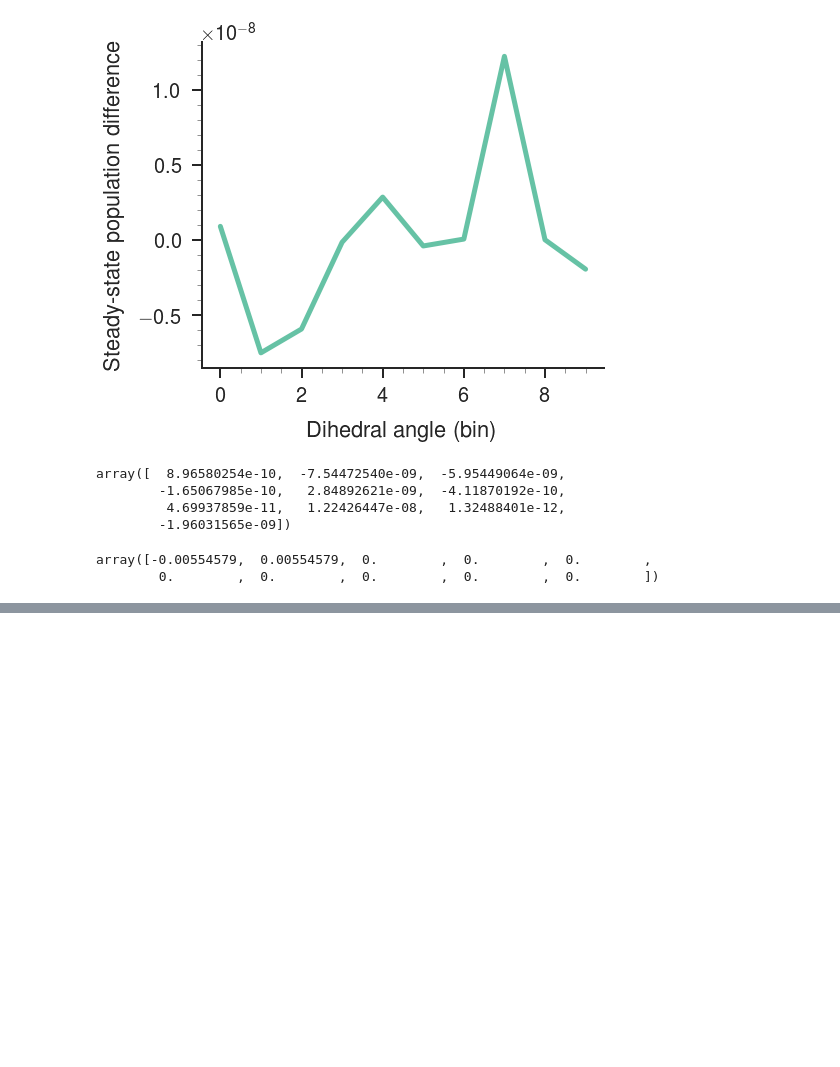
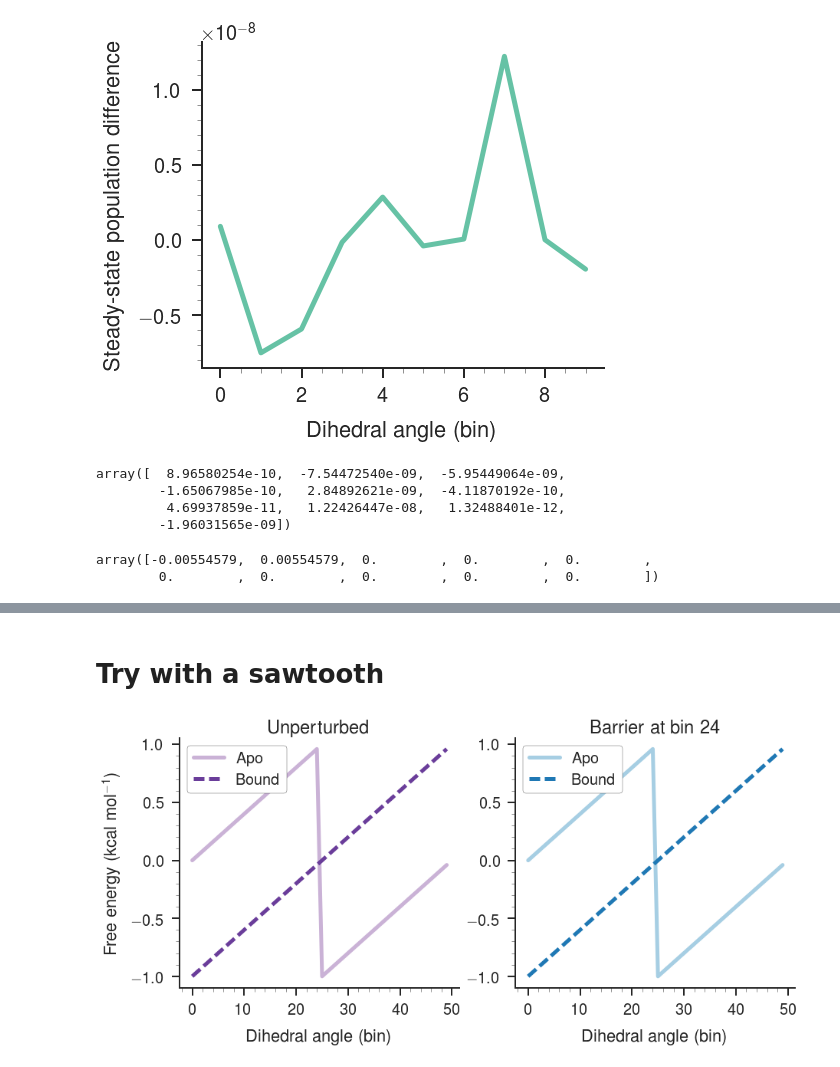
Before and after one commit to slochower/nonequilibrium-master, a Jupyter notebook: notebooks/force-on-barrier/force-on-barrier.ipynb, the cells around one changed output, grey strips where cells are left out. Drawn from its saved outputs; the diff is of its cells as text; code cells hidden in the pictures; blank space fills up the shorter version.

Commit message:
Barrier blockage working but results are unclear to me.

```diff
--- a/notebooks/force-on-barrier/force-on-barrier.ipynb
+++ b/notebooks/force-on-barrier/force-on-barrier.ipynb
@@ -195,0 +222,2 @@ array([-0.00554579,  0.00554579,  0.        ,  0.        ,  0.        ,
+# %% [markdown]
+# Try with a sawtooth
@@ -195,0 +226,47 @@ array([-0.00554579,  0.00554579,  0.        ,  0.        ,  0.        ,
+# %%
+this = Simulation(data_source = 'manual')
+this.unbound = [saw(i, 50) for i in range(50)]
+this.bound   = [saw(i + 25, 50) for i in range(50)]
+this.C_intersurface = 10.0 ** 6  # per mole per second
+this.offset_factor = 0  # kcal per mol
+this.catalytic_rate = 312.0  # per second
+this.cSubstrate = 10**0
+this.simulate(user_energies=True)
+# %%
+blocked = Simulation(data_source = 'manual')
+blocked.unbound = [saw(i, 50) for i in range(50)]
+blocked.bound   = [saw(i + 25, 50) for i in range(50)]
+blocked.C_intersurface = 10.0 ** 6  # per mole per second
+blocked.offset_factor = 0  # kcal per mol
+blocked.catalytic_rate = 312.0  # per second
+blocked.cSubstrate = 10**0
+
+blocked.barrier = True
+blocked.barrier_bin = 24
+
+blocked.simulate(user_energies=True)
+# %%
+cmap = sns.color_palette("Paired", 10)
+fig = plt.figure(figsize=(2 * 6 * 1.2, 6))
+grid = GridSpec(1, 2, wspace=0.2, hspace=0.2)
+ax1 = plt.subplot(grid[0, 0])
+
+ax1.plot(this.unbound, color=this.unbound_clr, label='Apo')
+ax1.plot(this.bound, color=this.bound_clr, ls='--', label='Bound')
+
+ax1.set_xlabel('Dihedral angle (bin)')
+ax1.set_ylabel('Free energy (kcal mol$^{-1}$)')
+ax1.legend(frameon=True, loc=0, framealpha=1.0, edgecolor='k')
+ax1.set_title('Unperturbed')
+
+ax2 = plt.subplot(grid[0, 1])
+
+ax2.plot(blocked.unbound, color=cmap[0], label='Apo')
+ax2.plot(blocked.bound, color=cmap[1], ls='--', label='Bound')
+
+ax2.set_xlabel('Dihedral angle (bin)')
+ax2.legend(frameon=True, loc=0, framealpha=1.0, edgecolor='k')
+ax2.set_title('Barrier at bin 24')
+paper_plot(fig)
+# %% [output]
+[figure, added]
```
Also changed, not shown: parts of 6 cells of this notebook, 1 other file.
